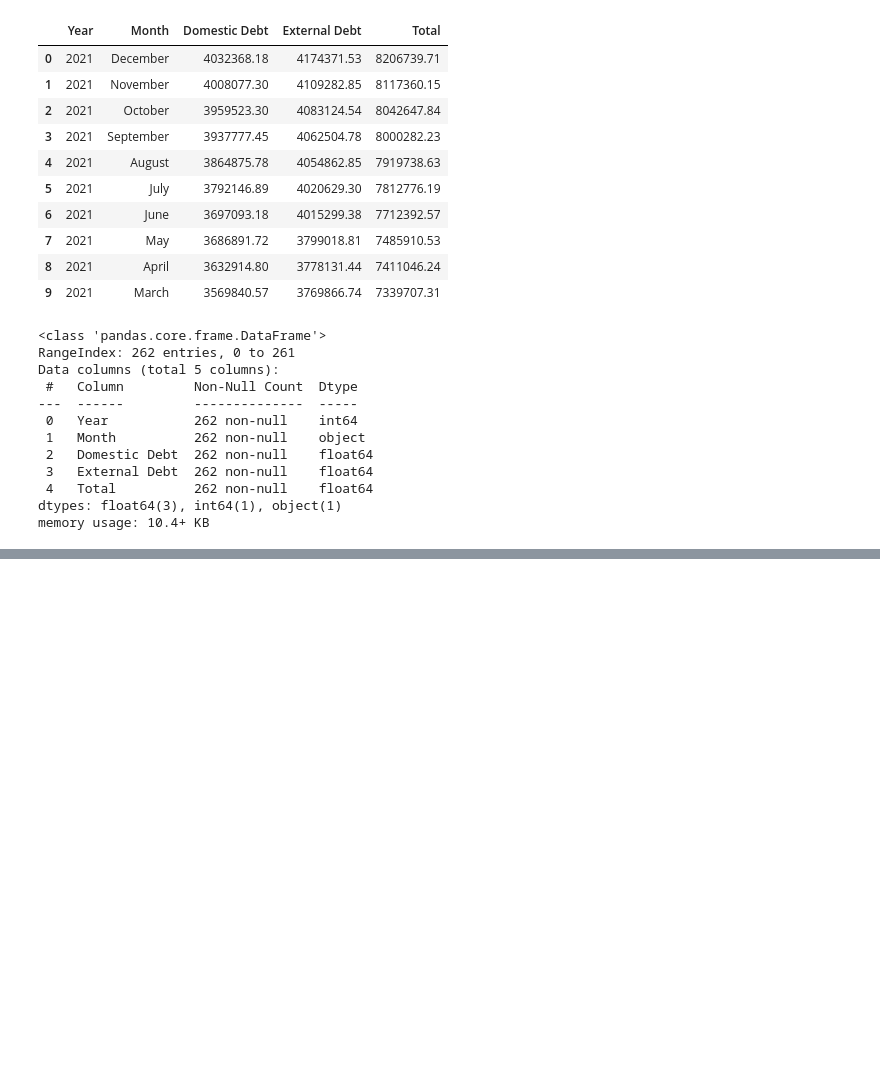
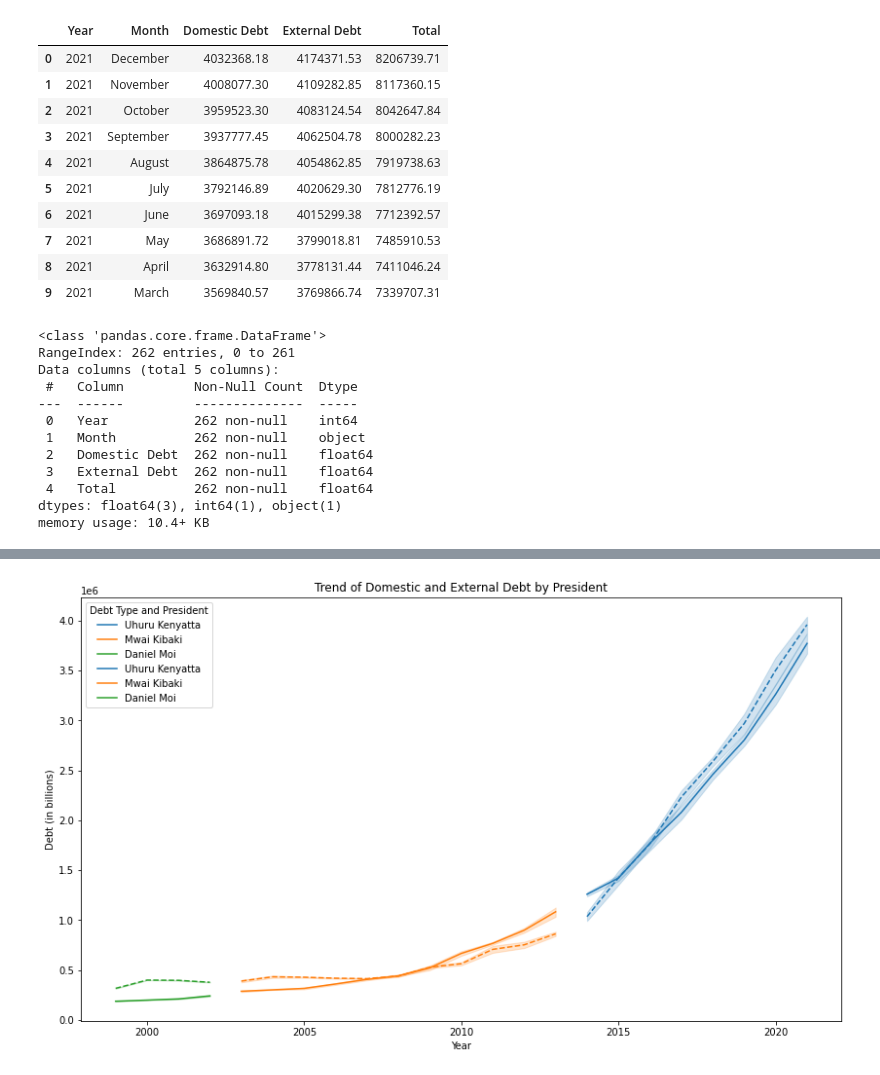
Before and after one commit to josephdamilare01/Kenya_financial_debts, a Jupyter notebook: kenya_fin_debts.ipynb, the cells around one changed output, grey strips where cells are left out. Saved outputs shown, nothing was run; the diff lists cells and outputs as text; code cells hidden in the pictures; blank space fills up the shorter version.

```diff
--- a/kenya_fin_debts.ipynb
+++ b/kenya_fin_debts.ipynb
@@ -64,0 +102,22 @@ memory usage: 10.4+ KB
+# %%
+def categorize_president(year):
+    if 1999 <= year <= 2002:
+        return 'Daniel Moi'
+    elif 2003 <= year <= 2013:
+        return 'Mwai Kibaki'
+    elif 2014 <= year <= 2021:
+        return 'Uhuru Kenyatta'
+
+# Apply the function to create a new column 'President'
+df['President'] = df['Year'].apply(categorize_president)
+# %%
+plt.figure(figsize=(14, 8))
+sns.lineplot(data=df, x='Year', y='Domestic Debt', hue='President', palette='tab10')
+sns.lineplot(data=df, x='Year', y='External Debt', hue='President', palette='tab10', linestyle='--')
+plt.title('Trend of Domestic and External Debt by President')
+plt.xlabel('Year')
+plt.ylabel('Debt (in billions)')
+plt.legend(title='Debt Type and President')
+plt.show()
+# %% [output]
+[figure, added]
```
Also changed, not shown: parts of 4 cells of this notebook.
